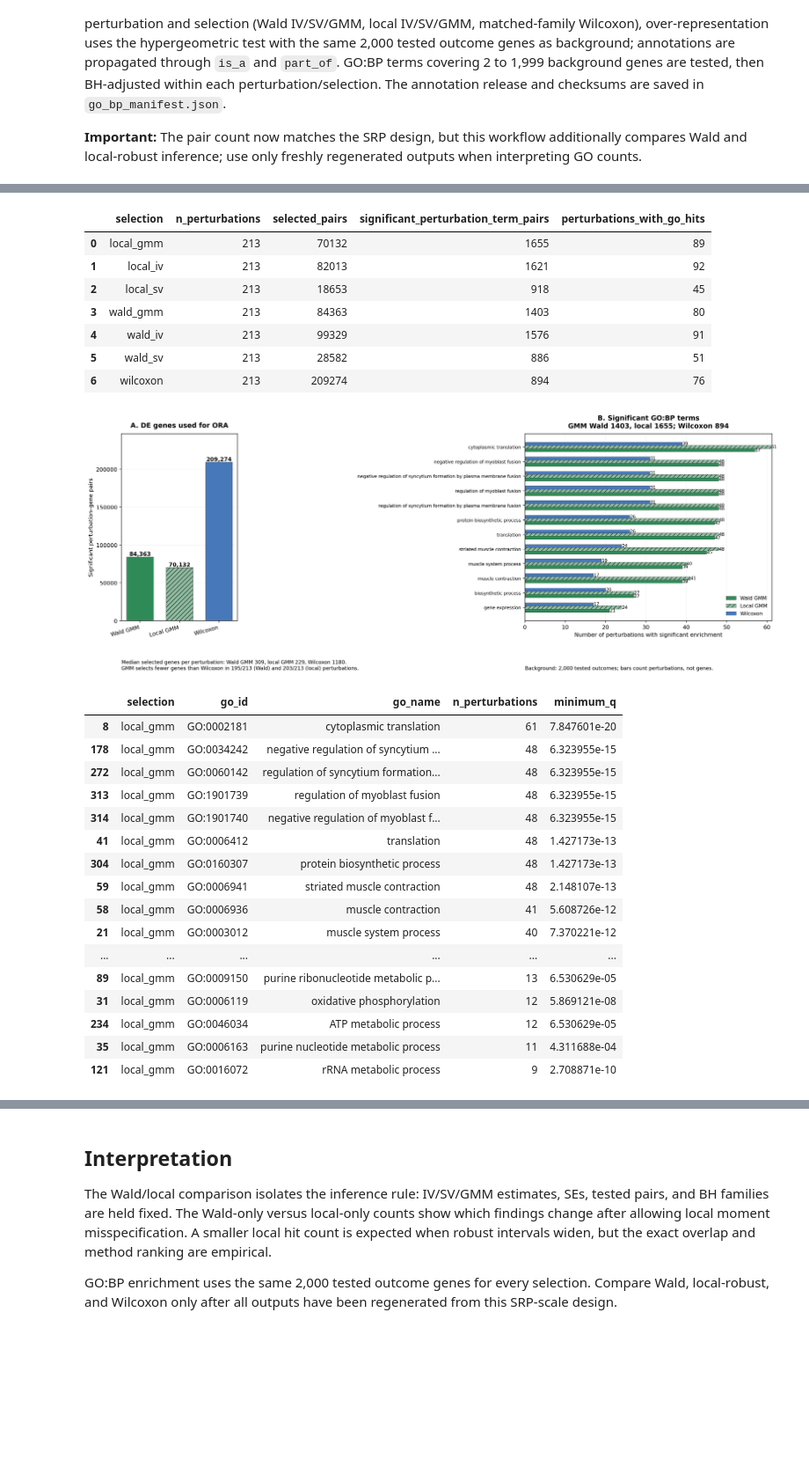
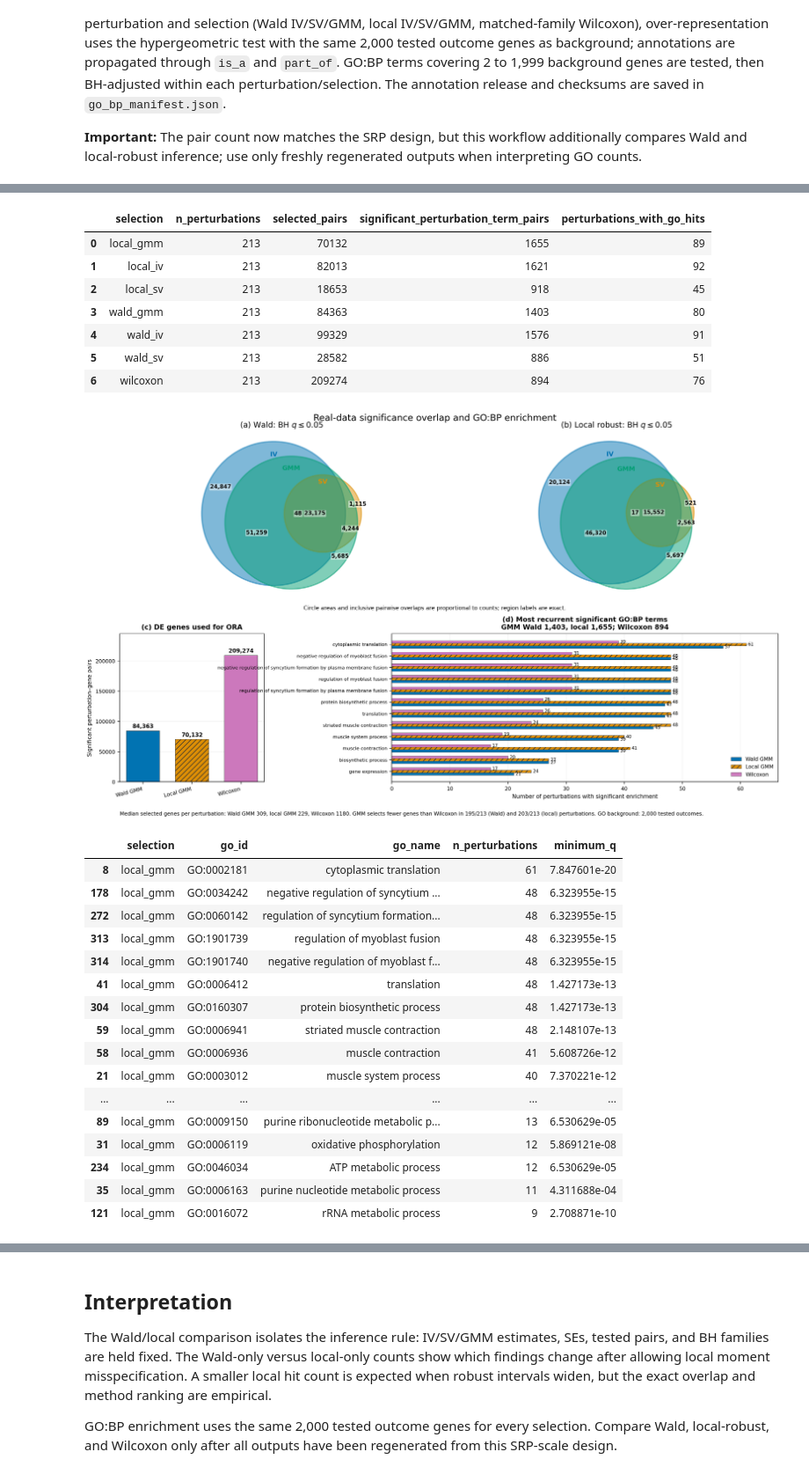
Before and after one commit to kasikefu/unification-control-modelling, a Jupyter notebook: realdata_batch_optimized.ipynb, the cells around one changed output, grey strips where cells are left out. Shown at 88% size. Saved outputs shown, nothing was run; the diff lists cells and outputs as text; code cells hidden in the pictures; blank space fills up the shorter version.

Commit message:
Use Seaborn palettes in analysis figures

```diff
--- a/realdata_batch_optimized.ipynb
+++ b/realdata_batch_optimized.ipynb
@@ -9,6 +9,7 @@ from pathlib import Path
 import numpy as np
 import pandas as pd
 import matplotlib.pyplot as plt
+import seaborn as sns
 from matplotlib.patches import Circle, Patch
 from IPython.display import Image, display
 
@@ -26,7 +27,8 @@ scores = pd.read_csv(out / 'pca_scores.csv.gz')
 wilcoxon = pd.read_csv(out / 'wilcoxon_matched_raw.csv.gz')
 methods = ('iv', 'sv', 'gmm')
 labels = {'iv': 'IV', 'sv': 'SV', 'gmm': 'Two-step GMM'}
-colors = {'iv': '#42677B', 'sv': '#9A675B', 'gmm': '#68846B'}
+palette = sns.color_palette("colorblind", 8)
+colors = dict(zip(methods, palette[:3]))
 alpha = 0.05
 for name in ('top20_de_genes_by_perturbation.csv.gz', 'common_1000_non_de_genes.csv', 'global_top20_de_genes.csv', 'outcome_genes.csv', 'first_stage_results.csv', 'skipped_models.csv'):
     print(name, 'available:', (out / name).is_file())
@@ -187,7 +189,7 @@ def draw_proportional_venn(ax,counts,title):
     method_names=('IV','SV','GMM')
     method_keys=('iv','sv','gmm')
     for (x,y),radius,key,name in zip(centers,radii,method_keys,method_names):
-        ax.add_patch(Circle((x,y),radius,facecolor=colors[key],edgecolor=colors[key],alpha=.27,linewidth=1.8))
+        ax.add_patch(Circle((x,y),radius,facecolor=colors[key],edgecolor=colors[key],alpha=.50,linewidth=2.0))
         ax.text(x,y+radius*.82,name,color=colors[key],weight='bold',ha='center',va='center',fontsize=10)
     positions,limits=region_label_positions(centers,radii)
     for key,(x,y) in positions.items():
@@ -199,15 +201,6 @@ def draw_proportional_venn(ax,counts,title):
     return set_counts,pair_counts
 
 venn_counts={'Wald':overlap_counts(wald_calls),'Local robust':overlap_counts(local_calls)}
-fig,axes=plt.subplots(1,2,figsize=(13,5.5))
-for ax,(mode,count) in zip(axes,venn_counts.items()):
-    draw_proportional_venn(ax,count,f'{mode}: BH q ≤ {alpha}')
-fig.suptitle('Overlap of significant perturbation–outcome pairs')
-fig.text(.5,.02,'Circle areas and inclusive pairwise overlaps are proportional to counts; region labels are exact.',ha='center',fontsize=9)
-fig.tight_layout(rect=(0,.04,1,.96))
-fig.savefig(out/'wald_vs_local_iv_sv_gmm_venn.png',dpi=220,bbox_inches='tight')
-display(Image(filename=out/'wald_vs_local_iv_sv_gmm_venn.png'))
-plt.close(fig)
 for mode,count in venn_counts.items():
     print(mode,'exclusive regions:',count)
 # %% [output]
@@ -327,10 +319,10 @@ rank_correlations.to_csv(out / 'wald_vs_local_rank_correlations.csv', index=Fals
 comparison.to_csv(out / 'wald_vs_local_pair_comparison.csv.gz', index=False, compression='gzip')
 display(rank_correlations.groupby('inference')['spearman_rho'].agg(['count','mean','median','min','max']))
 fig, axes = plt.subplots(1, 2, figsize=(10, 4), sharex=True, sharey=True)
-for ax, mode, color in zip(axes, ('Wald','Local robust'), ('#42677B','#68846B')):
+for ax, mode, color in zip(axes, ('Wald','Local robust'), (colors['iv'],colors['gmm'])):
     values = rank_correlations.loc[rank_correlations['inference'].eq(mode), 'spearman_rho'].dropna()
     ax.hist(values, bins=np.linspace(-1,1,17), color=color, edgecolor='white', alpha=.85)
-    ax.axvline(values.mean(), color='#9A675B', ls='--', label=f'Mean {values.mean():.3f}')
+    ax.axvline(values.mean(), color=colors['sv'], ls='--', label=f'Mean {values.mean():.3f}')
     ax.axvline(0, color='#333333', ls=':')
     ax.set(title=mode, xlabel='Spearman correlation', ylabel='Number of perturbations')
     ax.legend(frameon=False)
@@ -366,10 +352,9 @@ print(f"GO:BP background: {manifest['n_tested_outcome_genes']} tested outcomes;
 print('Human GAF date:', next((line for line in manifest['gaf_header'] if line.startswith('!date-generated:')), 'not recorded'))
 display(go_overview)
 
-# SRP-poster layout: A = selected DE pairs; B = recurrent significant GO:BP terms.
 selections = ['wald_gmm', 'local_gmm', 'wilcoxon']
 short_labels = ['Wald GMM', 'Local GMM', 'Wilcoxon']
-colors_go = ['#2E8B57', '#8DBDA0', '#4778BA']
+colors_go = [palette[i] for i in (0, 1, 4)]
 counts = go_overview.set_index('selection').reindex(selections)['selected_pairs'].astype(int)
 term_pivot = go_recurrent[go_recurrent['selection'].isin(selections)].pivot_table(
     index=['go_id', 'go_name'], columns='selection', values='n_perturbations', fill_value=0
@@ -380,21 +365,36 @@ term_pivot = term_pivot.reindex(columns=selections, fill_value=0)
 term_pivot['total'] = term_pivot[selections].sum(axis=1)
 term_pivot = term_pivot.sort_values(['total', 'go_name'], ascending=[False, True]).head(12).iloc[::-1]
 
-fig = plt.figure(figsize=(18, 7.6))
-ax_a = fig.add_axes([.065, .23, .16, .61])
-ax_b = fig.add_axes([.62, .23, .34, .61])
+# One compact four-panel figure: discovery overlap above, GO comparison below.
+fig = plt.figure(figsize=(15.2, 9.0))
+outer = fig.add_gridspec(2, 1, height_ratios=[1.02, .90], hspace=.22,
+                         left=.055, right=.985, top=.94, bottom=.105)
+top = outer[0].subgridspec(1, 2, wspace=.035)
+bottom = outer[1].subgridspec(1, 2, width_ratios=[.58, 1.55], wspace=.48)
+ax_wald = fig.add_subplot(top[0, 0])
+ax_local = fig.add_subplot(top[0, 1])
+ax_a = fig.add_subplot(bottom[0, 0])
+ax_b = fig.add_subplot(bottom[0, 1])
+
+draw_proportional_venn(ax_wald, venn_counts['Wald'], r'(a) Wald: BH $q\leq0.05$')
+draw_proportional_venn(ax_local, venn_counts['Local robust'], r'(b) Local robust: BH $q\leq0.05$')
+fig.suptitle('Real-data significance overlap and GO:BP enrichment', fontsize=14, y=.982)
+fig.text(.5, .515, 'Circle areas and inclusive pairwise overlaps are proportional to counts; region labels are exact.',
+         ha='center', fontsize=8.5)
+
 bars = ax_a.bar(range(3), counts, color=colors_go, edgecolor='#333333', linewidth=.5, width=.68)
 bars[1].set_hatch('///')
 for bar, value in zip(bars, counts):
-    ax_a.text(bar.get_x()+bar.get_width()/2, value+35, f'{value:,}', ha='center', va='bottom', fontsize=10, fontweight='bold')
-ax_a.set_xticks(range(3), short_labels, rotation=15, ha='right')
-ax_a.set_ylim(0, max(counts)*1.18)
-ax_a.set_ylabel('Significant perturbation–gene pairs')
-ax_a.set_title('A. DE genes used for ORA', fontsize=12, fontweight='bold', pad=11)
+    ax_a.text(bar.get_x()+bar.get_width()/2, value+max(counts)*.012, f'{value:,}',
+              ha='center', va='bottom', fontsize=8.5, fontweight='bold')
+ax_a.set_xticks(range(3), short_labels, rotation=14, ha='right', fontsize=8)
+ax_a.set_ylim(0, max(counts)*1.17)
+ax_a.set_ylabel('Significant perturbation–gene pairs', fontsize=8.5)
+ax_a.set_title('(c) DE genes used for ORA', fontsize=10.5, fontweight='bold', pad=7)
+ax_a.tick_params(labelsize=8)
 ax_a.grid(axis='y', alpha=.18)
 ax_a.set_axisbelow(True)
 
-from matplotlib.patches import Patch
 locations = np.arange(len(term_pivot))
 bar_height = .22
 for j, (selection, label, color) in enumerate(zip(selections, short_labels, colors_go)):
@@ -402,51 +402,54 @@ for j, (selection, label, color) in enumerate(zip(selections, short_labels, colo
     y = locations + (j-1)*bar_height
     rects = ax_b.barh(y, values, height=bar_height, color=color, edgecolor='#333333', linewidth=.35,
                       hatch='///' if selection == 'local_gmm' else None, label=label)
     for rect, value in zip(rects, values):
         if value:
-            ax_b.text(value+.025, rect.get_y()+rect.get_height()/2, str(value), va='center', fontsize=8)
-ax_b.set_yticks(locations, term_pivot.index.get_level_values('go_name'), fontsize=8)
-ax_b.set_xlim(0, max(1.25, term_pivot[selections].to_numpy().max()+.25))
-if term_pivot[selections].to_numpy().max() == 1:
-    ax_b.set_xticks([0, 1])
-ax_b.set_xlabel('Number of perturbations with significant enrichment')
+            ax_b.text(value+.28, rect.get_y()+rect.get_height()/2, str(value), va='center', fontsize=7)
+ax_b.set_yticks(locations, term_pivot.index.get_level_values('go_name'), fontsize=7.2)
+ax_b.set_xlim(0, term_pivot[selections].to_numpy().max()+5.5)
+ax_b.set_xlabel('Number of perturbations with significant enrichment', fontsize=8.5)
 assoc = go_overview.set_index('selection')['significant_perturbation_term_pairs']
-ax_b.set_title(f'B. Significant GO:BP terms\nGMM Wald {assoc["wald_gmm"]}, local {assoc["local_gmm"]}; Wilcoxon {assoc["wilcoxon"]}',
-               fontsize=12, fontweight='bold', pad=10)
-ax_b.legend(loc='lower right', frameon=False, fontsize=9)
+ax_b.set_title(f'(d) Most recurrent significant GO:BP terms\nGMM Wald {assoc["wald_gmm"]:,}, local {assoc["local_gmm"]:,}; Wilcoxon {assoc["wilcoxon"]:,}',
+               fontsize=10.5, fontweight='bold', pad=7)
+ax_b.tick_params(axis='x', labelsize=8)
+ax_b.legend(loc='lower right', frameon=False, fontsize=8)
 ax_b.grid(axis='x', alpha=.16)
 ax_b.set_axisbelow(True)
 
 selected_matrix = go_per_perturbation.pivot(index='perturbation', columns='selection', values='n_selected')
 medians = selected_matrix[selections].median().astype(int)
 fewer_wald = int((selected_matrix['wald_gmm'] < selected_matrix['wilcoxon']).sum())
 fewer_local = int((selected_matrix['local_gmm'] < selected_matrix['wilcoxon']).sum())
-fig.text(.065, .07, f'Median selected genes per perturbation: Wald GMM {medians["wald_gmm"]}, '
-         f'local GMM {medians["local_gmm"]}, Wilcoxon {medians["wilcoxon"]}.\n'
-         f'GMM selects fewer genes than Wilcoxon in {fewer_wald}/{len(selected_matrix)} (Wald) and {fewer_local}/{len(selected_matrix)} (local) perturbations.',
-         fontsize=9, ha='left')
-fig.text(.62, .07, f"Background: {manifest['n_tested_outcome_genes']:,} tested outcomes; bars count perturbations, not genes.", fontsize=9, ha='left')
-poster_go_path = out / 'go_bp_poster_style_gmm_vs_wilcoxon.png'
-fig.savefig(poster_go_path, dpi=220, bbox_inches='tight')
-display(Image(filename=poster_go_path))
+fig.text(.055, .025,
+         f'Median selected genes per perturbation: Wald GMM {medians["wald_gmm"]}, local GMM {medians["local_gmm"]}, '
+         f'Wilcoxon {medians["wilcoxon"]}. GMM selects fewer genes than Wilcoxon in {fewer_wald}/{len(selected_matrix)} '
+         f'(Wald) and {fewer_local}/{len(selected_matrix)} (local) perturbations. '
+         f'GO background: {manifest["n_tested_outcome_genes"]:,} tested outcomes.',
+         fontsize=8, ha='left')
+
+compact_path = out / 'realdata_compact_summary.png'
+compact_pdf = out / 'realdata_compact_summary.pdf'
+fig.savefig(compact_path, dpi=220, bbox_inches='tight', pad_inches=.06)
+fig.savefig(compact_pdf, bbox_inches='tight', pad_inches=.06)
+display(Image(filename=compact_path))
 plt.close(fig)
 
 if not go_recurrent.empty:
     display(go_recurrent.sort_values(['selection','n_perturbations','minimum_q'], ascending=[True,False,True]).head(35))
 gmm_comparison = go_per_perturbation.pivot(index='perturbation', columns='selection', values='n_significant_terms')
 display(gmm_comparison[['wald_gmm','local_gmm','wilcoxon']].query('wald_gmm > 0 or local_gmm > 0 or wilcoxon > 0').head(20))
 # %% [output]
 GO:BP background: 2000 tested outcomes; 1790 directly annotated; 4795 terms tested per perturbation/selection.
 Human GAF date: !date-generated: 2026-07-28 19:42
 |  | selection | n_perturbations | selected_pairs | significant_perturbation_term_pairs | perturbations_with_go_hits |
 | 0 | local_gmm | 213 | 70132 | 1655 | 89 |
 | 1 | local_iv | 213 | 82013 | 1621 | 92 |
 | 2 | local_sv | 213 | 18653 | 918 | 45 |
 | 3 | wald_gmm | 213 | 84363 | 1403 | 80 |
 | 4 | wald_iv | 213 | 99329 | 1576 | 91 |
 | 5 | wald_sv | 213 | 28582 | 886 | 51 |
 | 6 | wilcoxon | 213 | 209274 | 894 | 76 |
-[figure, old version]
+[figure, new version]
 |  | selection | go_id | go_name | n_perturbations | minimum_q |
 | 8 | local_gmm | GO:0002181 | cytoplasmic translation | 61 | 7.847601e-20 |
 | 178 | local_gmm | GO:0034242 | negative regulation of syncytium ... | 48 | 6.323955e-15 |
```
Also changed, not shown: parts of 4 cells of this notebook, 20 other files.
